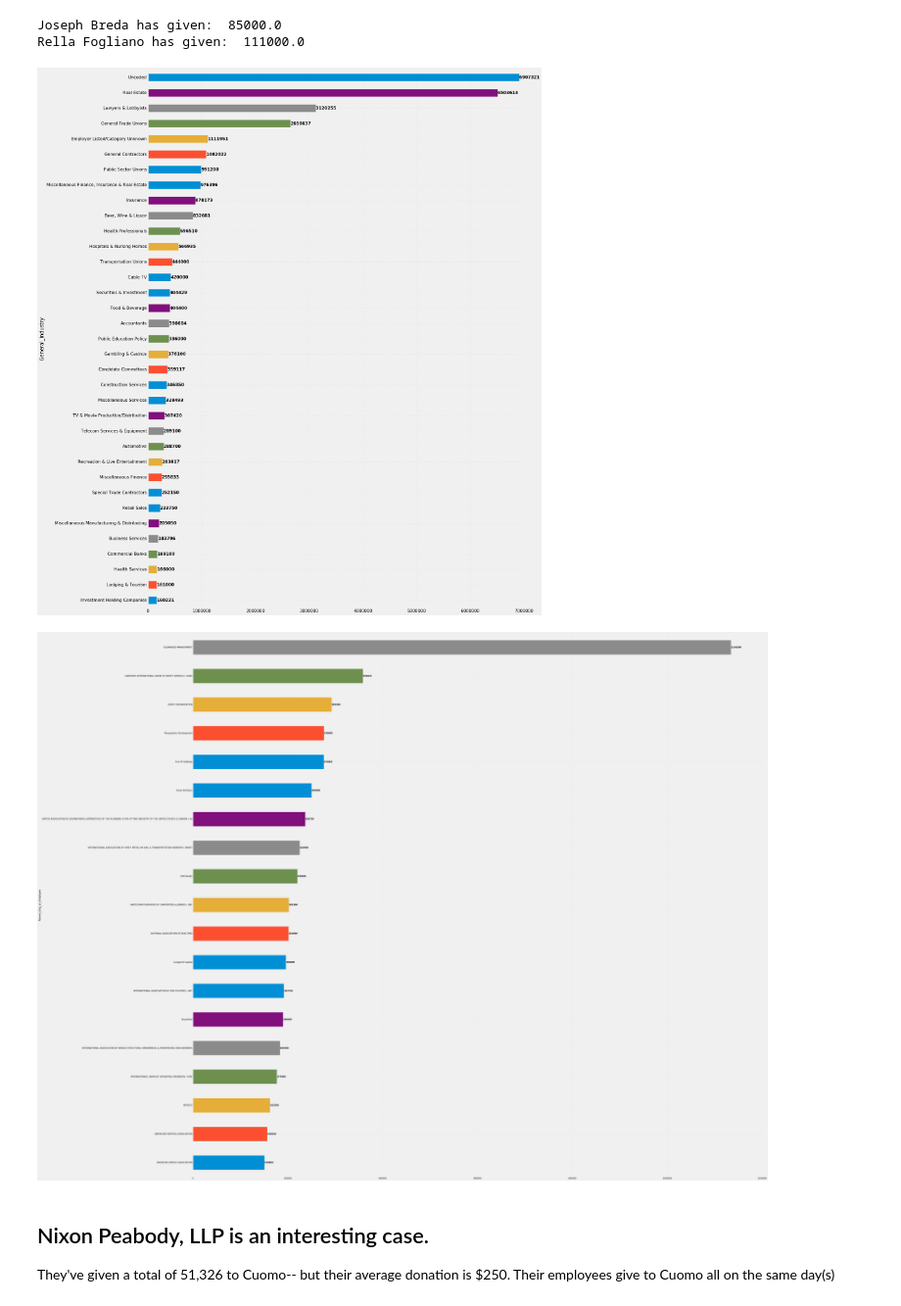
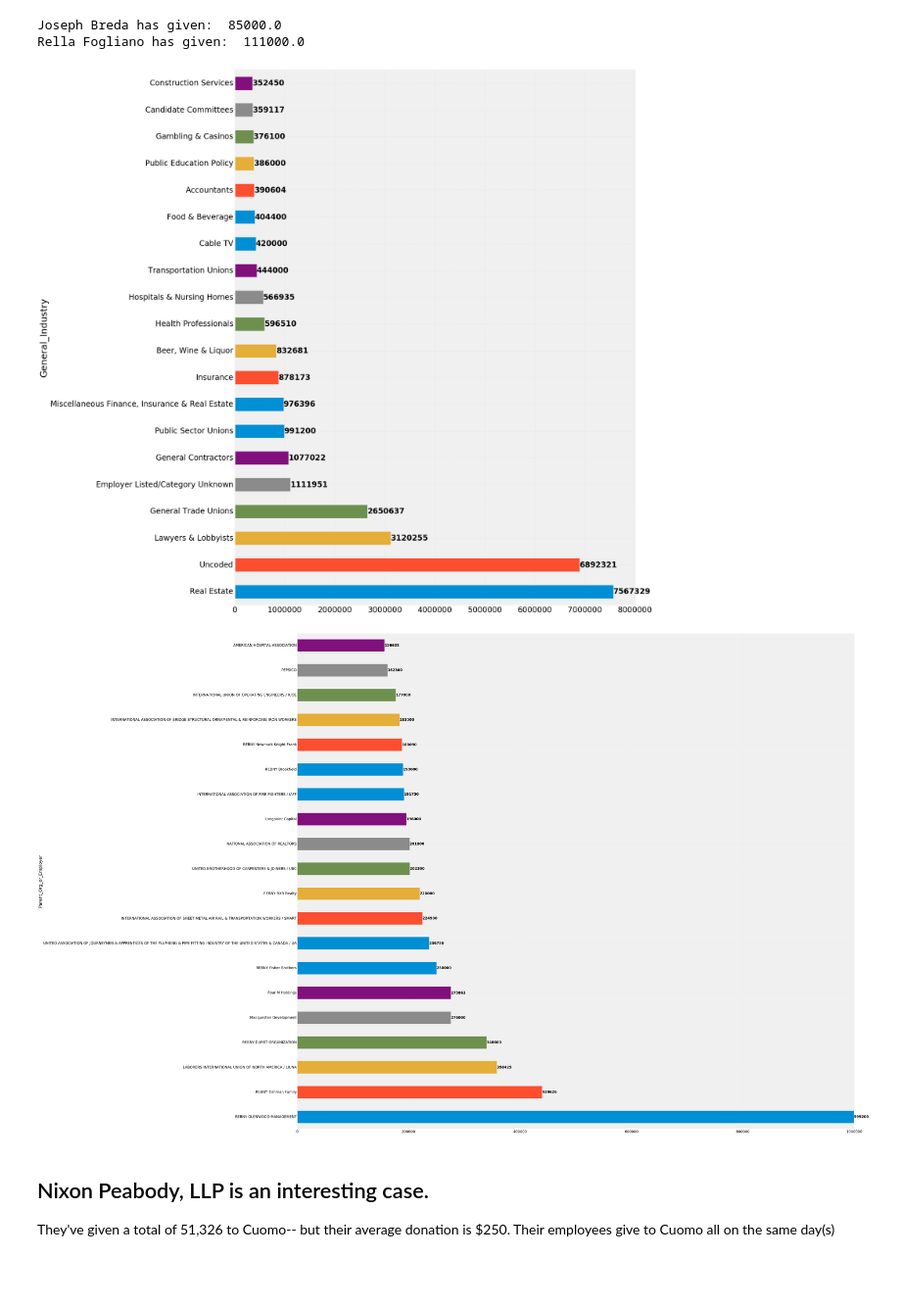
Before and after one commit to kromreig/warchest_cuomo_indy, a Jupyter notebook: Cuomo_Campaign_Finance.ipynb, the cells around one changed output. Shown at 98% size. Drawn from its saved outputs; the diff is of its cells as text; code cells hidden in the pictures; blank space fills up the shorter version.

Commit message:
REBNY Member directory adding about 2 million...

```diff
--- a/Cuomo_Campaign_Finance.ipynb
+++ b/Cuomo_Campaign_Finance.ipynb
@@ -105,13 +105,13 @@ df_warchest['Donor'] = df_warchest['Donor'].str.strip()
 
 #Fisher Brothers
 df_warchest.loc[df_warchest['Donor'].str.contains("FISHER BROTHERS", na=False), 'General_Industry']='Real Estate'
-df_warchest.loc[df_warchest['Donor'].str.contains("FISHER BROTHERS", na=False), 'Parent_Org_or_Employer']='Fisher Brothers'
+df_warchest.loc[df_warchest['Donor'].str.contains("FISHER BROTHERS", na=False), 'Parent_Org_or_Employer']='REBNY Fisher Brothers'
 df_warchest.loc[df_warchest['Address']=='FL 42 299 PARK AVE NEW YORK, NY, 10171', 'General_Industry']='Real Estate'
-df_warchest.loc[df_warchest['Address']=='FL 42 299 PARK AVE NEW YORK, NY, 10171', 'Parent_Org_or_Employer']='Fisher Brothers'
+df_warchest.loc[df_warchest['Address']=='FL 42 299 PARK AVE NEW YORK, NY, 10171', 'Parent_Org_or_Employer']='REBNY Fisher Brothers'
 
 #Brookfield
 df_warchest.loc[df_warchest['Donor'].str.contains("BOP", na=False), 'General_Industry']='Miscellaneous Finance, Insurance & Real Estate'
-df_warchest.loc[df_warchest['Donor'].str.contains("BOP", na=False), 'Parent_Org_or_Employer']='Brookfield'
+df_warchest.loc[df_warchest['Donor'].str.contains("BOP", na=False), 'Parent_Org_or_Employer']='REBNY Brookfield'
 
 #Longpoint Capital
 df_warchest.loc[df_warchest['Donor'].str.contains("CLOUGH, HARBOUR", na=False), 'Parent_Org_or_Employer']='Longpoint Capital'
@@ -121,10 +121,10 @@ df_warchest.loc[df_warchest['Donor'].str.contains("CLOUGH, HARBOUR", na=False),
 df_warchest.loc[((df_warchest['General_Industry'] == 'Uncoded') & (df_warchest['Donor'].str.contains("NORSTAR"))), 'General_Industry']='Real Estate'
 
 #RXR, REXSCOTT
-df_warchest.loc[df_warchest['Donor'].str.contains("REXSCOTT", na=False), 'Parent_Org_or_Employer']='RXR Realty'
+df_warchest.loc[df_warchest['Donor'].str.contains("REXSCOTT", na=False), 'Parent_Org_or_Employer']='REBNY RXR Realty'
 df_warchest.loc[((df_warchest['General_Industry'] == 'Uncoded') & (df_warchest['Donor'].str.contains("REXSCOTT"))), 'General_Industry']='Real Estate'
-df_warchest.loc[df_warchest['Donor'].str.contains("RXR", na=False), 'Parent_Org_or_Employer']='RXR Realty'
-df_warchest.loc[df_warchest['Address']=='625 RXR PLZ UNIONDALE, NY, 11556', 'Parent_Org_or_Employer']='RXR Realty'
+df_warchest.loc[df_warchest['Donor'].str.contains("RXR", na=False), 'Parent_Org_or_Employer']='REBNY RXR Realty'
+df_warchest.loc[df_warchest['Address']=='625 RXR PLZ UNIONDALE, NY, 11556', 'Parent_Org_or_Employer']='REBNY RXR Realty'
 df_warchest.loc[df_warchest['Address']=='625 RXR PLZ UNIONDALE, NY, 11556', 'General_Industry']='Real Estate'
 
 #STV
@@ -451,26 +507,26 @@ plt.rcParams.update({
 })
 # %%
 plt.figure(figsize=(20,30))
-ax = df_warchest.groupby('General_Industry').filter(lambda x: x['Amount_boe'].sum() > 150000)\
+ax = df_warchest\
 .groupby('General_Industry')['Amount_boe']\
-.sum().sort_values()\
+.sum().sort_values(ascending=False).head(20)\
 .plot(y='Amount_boe', x='General_Industry', kind='barh')
 
 for i, bar in enumerate(ax.patches):
     value = int(round(bar.get_width()))
     x_pos = bar.get_width() - 1
     y_pos = i
     ax.text(x_pos, y_pos, value, va='center', ha='left', color='black',fontweight='bold')
 
 plt.savefig("topindustries.pdf")
 # %% [output]
-[figure, old version]
+[figure, new version]
 # %%
 plt.figure(figsize=(60,60))
-ax=df_warchest.groupby('Parent_Org_or_Employer').filter(lambda x: x['Amount_boe'].sum() > 150000)\
+ax=df_warchest\
 .groupby('Parent_Org_or_Employer')['Amount_boe']\
-.sum().sort_values()\
-.plot(y='Amount_boe', x='Parent_Org_or_Employer', kind='barh', )
+.sum().sort_values(ascending=False).head(20)\
+.plot(y='Amount_boe', x='Parent_Org_or_Employer', kind='barh')
 
 for i, bar in enumerate(ax.patches):
     value = int(round(bar.get_width()))
@@ -479,7 +535,7 @@ for i, bar in enumerate(ax.patches):
     ax.text(x_pos, y_pos, value, va='center', ha='left', color='black',fontweight='bold')
 plt.savefig('topdonors.pdf')
 # %% [output]
-[figure, old version]
+[figure, new version]
 # %% [markdown]
 ## Nixon Peabody, LLP is an interesting case.
 
```
Also changed, not shown: parts of 4 cells of this notebook.
